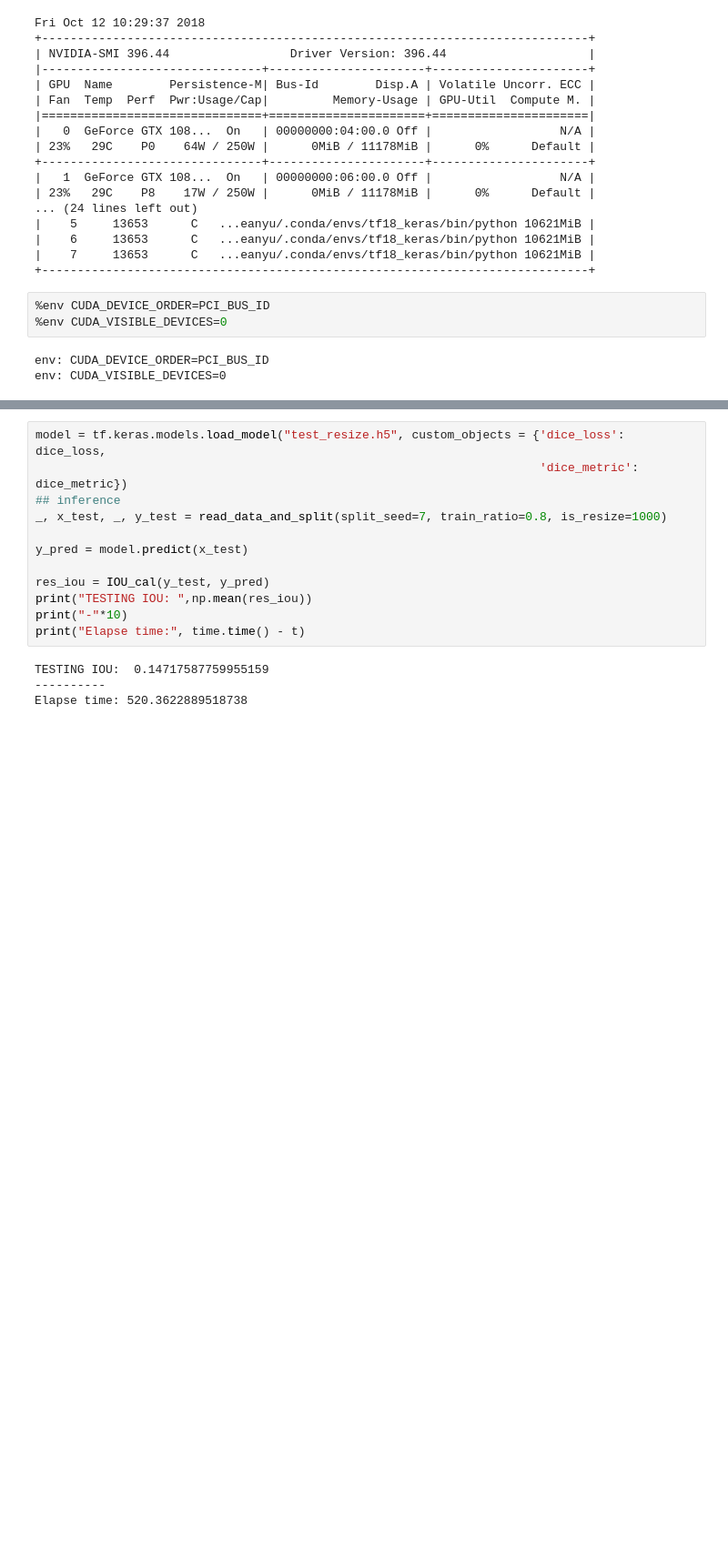
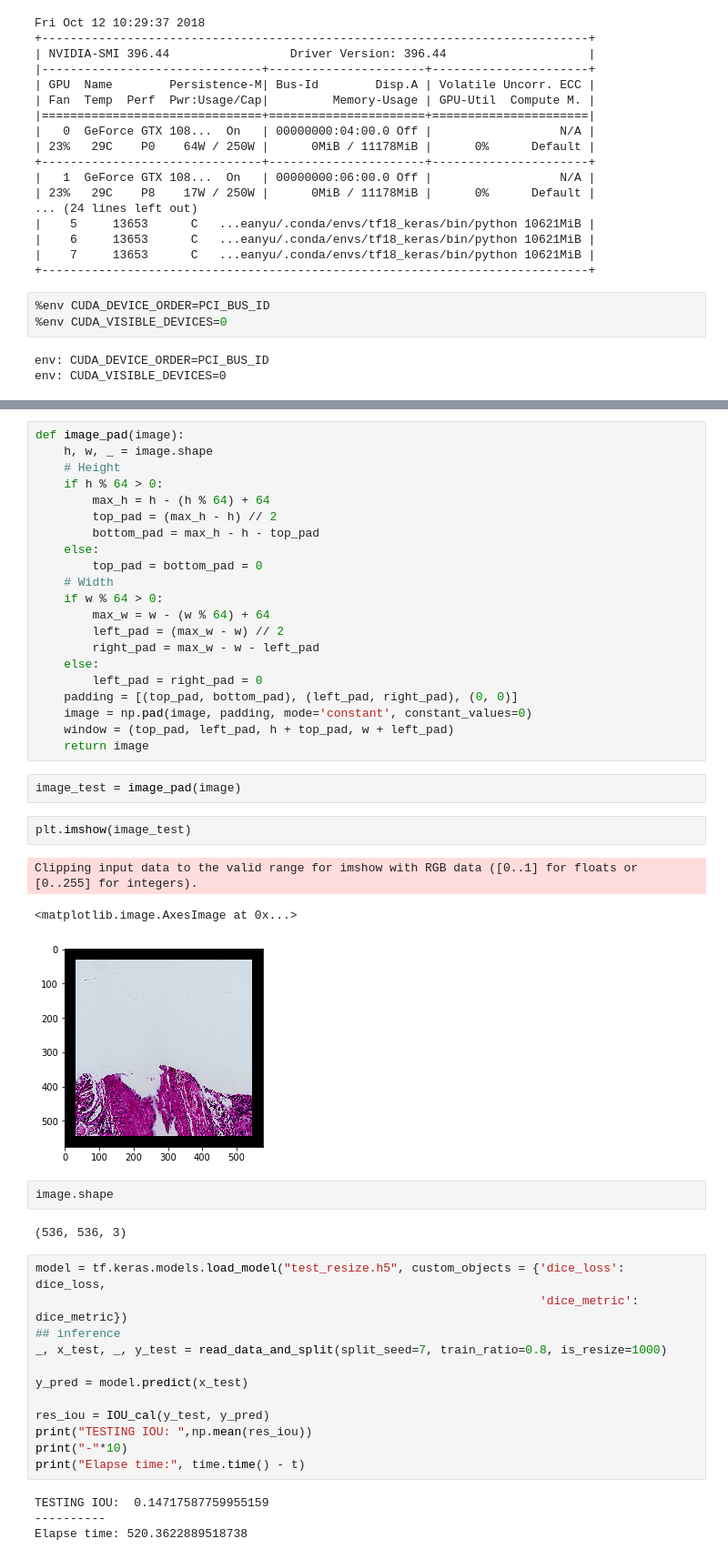
Before and after one commit to jimmy15923/DeeplabV3_for_kidney_segmentation, a Jupyter notebook: Untitled.ipynb, the cells around one changed output, grey strips where cells are left out. Shown at 91% size. Cells and saved outputs as stored; diff of their text form; blank space fills up the shorter version.

```diff
--- a/Untitled.ipynb
+++ b/Untitled.ipynb
@@ -272,3 +291,36 @@ ValueError: Unknown metric function:dice_metric
+# %%
+def image_pad(image):
+    h, w, _ = image.shape
+    # Height
+    if h % 64 > 0:
+        max_h = h - (h % 64) + 64
+        top_pad = (max_h - h) // 2
+        bottom_pad = max_h - h - top_pad
+    else:
+        top_pad = bottom_pad = 0
+    # Width
+    if w % 64 > 0:
+        max_w = w - (w % 64) + 64
+        left_pad = (max_w - w) // 2
+        right_pad = max_w - w - left_pad
+    else:
+        left_pad = right_pad = 0
+    padding = [(top_pad, bottom_pad), (left_pad, right_pad), (0, 0)]
+    image = np.pad(image, padding, mode='constant', constant_values=0)
+    window = (top_pad, left_pad, h + top_pad, w + left_pad)
+    return image
+# %%
+image_test = image_pad(image)
+# %%
+plt.imshow(image_test)
+# %% [output]
+Clipping input data to the valid range for imshow with RGB data ([0..1] for floats or [0..255] for integers).
+<matplotlib.image.AxesImage at 0x...>
+[figure, added]
+# %%
+image.shape
+# %% [output]
+(536, 536, 3)
 # %%
 model = tf.keras.models.load_model("test_resize.h5", custom_objects = {'dice_loss': dice_loss,
                                                                        'dice_metric': dice_metric})
```
Also changed, not shown: parts of 1 cell of this notebook, 2 other files.
